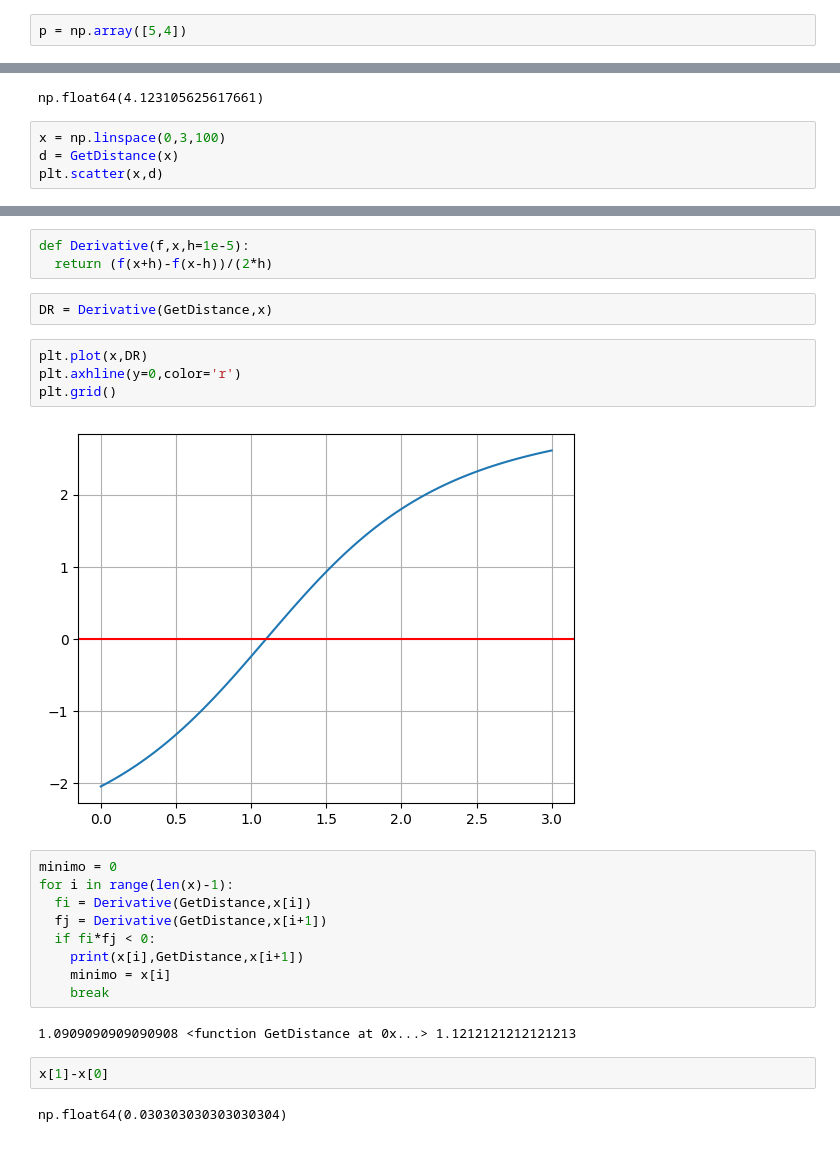
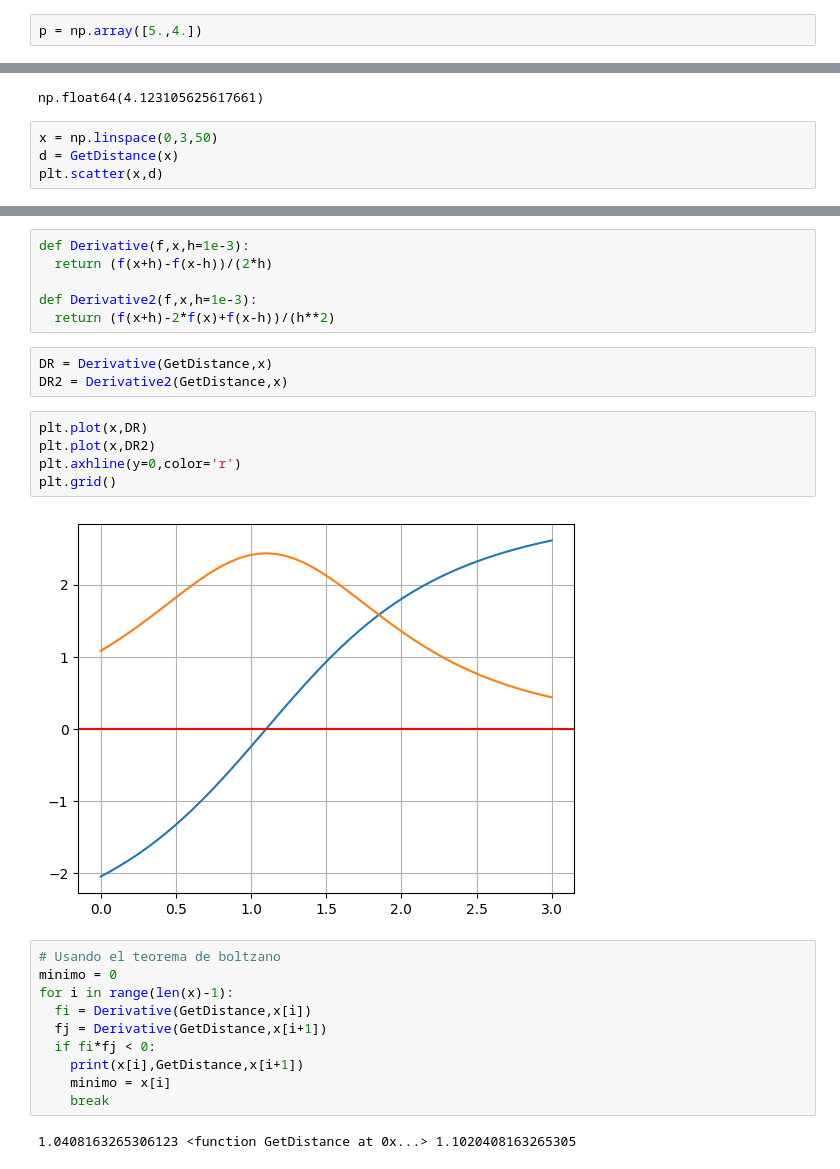
Before and after one commit to asegura4488/MetodosComputacionalesI2025, a Jupyter notebook: Semana3/Raices.ipynb, the cells around one changed output, grey strips where cells are left out. Drawn from its saved outputs; the diff is of its cells as text.

```diff
--- a/Semana3/Raices.ipynb
+++ b/Semana3/Raices.ipynb
@@ -7,7 +7,7 @@ import matplotlib.pyplot as plt
 def Recta(x):
   return 3*x + 2
 # %%
-p = np.array([5,4])
+p = np.array([5.,4.])
 # %%
 x = np.linspace(0,5,10)
 plt.plot(x,Recta(x))
@@ -23,7 +23,7 @@ GetDistance(1)
 # %% [output]
 np.float64(4.123105625617661)
 # %%
-x = np.linspace(0,3,100)
+x = np.linspace(0,3,50)
 d = GetDistance(x)
 plt.scatter(x,d)
 # %% [output]
@@ -32,15 +32,21 @@ plt.scatter(x,d)
 # %%
-def Derivative(f,x,h=1e-5):
+def Derivative(f,x,h=1e-3):
   return (f(x+h)-f(x-h))/(2*h)
+
+def Derivative2(f,x,h=1e-3):
+  return (f(x+h)-2*f(x)+f(x-h))/(h**2)
 # %%
 DR = Derivative(GetDistance,x)
+DR2 = Derivative2(GetDistance,x)
 # %%
 plt.plot(x,DR)
+plt.plot(x,DR2)
 plt.axhline(y=0,color='r')
 plt.grid()
 # %% [output]
-[figure, old version]
+[figure, new version]
 # %%
+# Usando el teorema de boltzano
 minimo = 0
 for i in range(len(x)-1):
   fi = Derivative(GetDistance,x[i])
@@ -50,8 +56,4 @@ for i in range(len(x)-1):
     minimo = x[i]
     break
 # %% [output]
-1.0909090909090908 <function GetDistance at 0x...> 1.1212121212121213
+1.0408163265306123 <function GetDistance at 0x...> 1.1020408163265305
-# %%
-x[1]-x[0]
-# %% [output]
-np.float64(0.030303030303030304)
```
Also changed, not shown: parts of 10 cells of this notebook.
